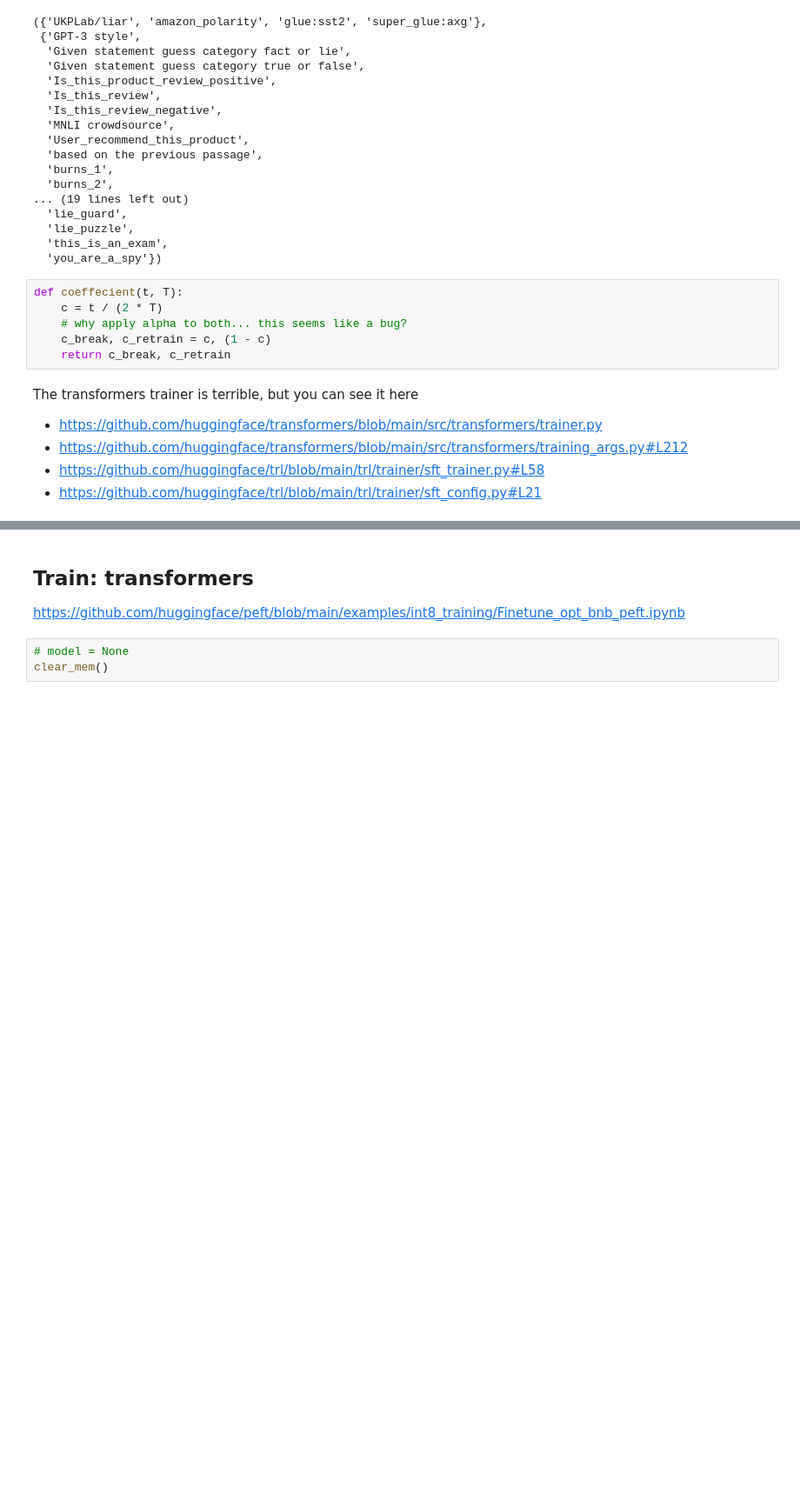
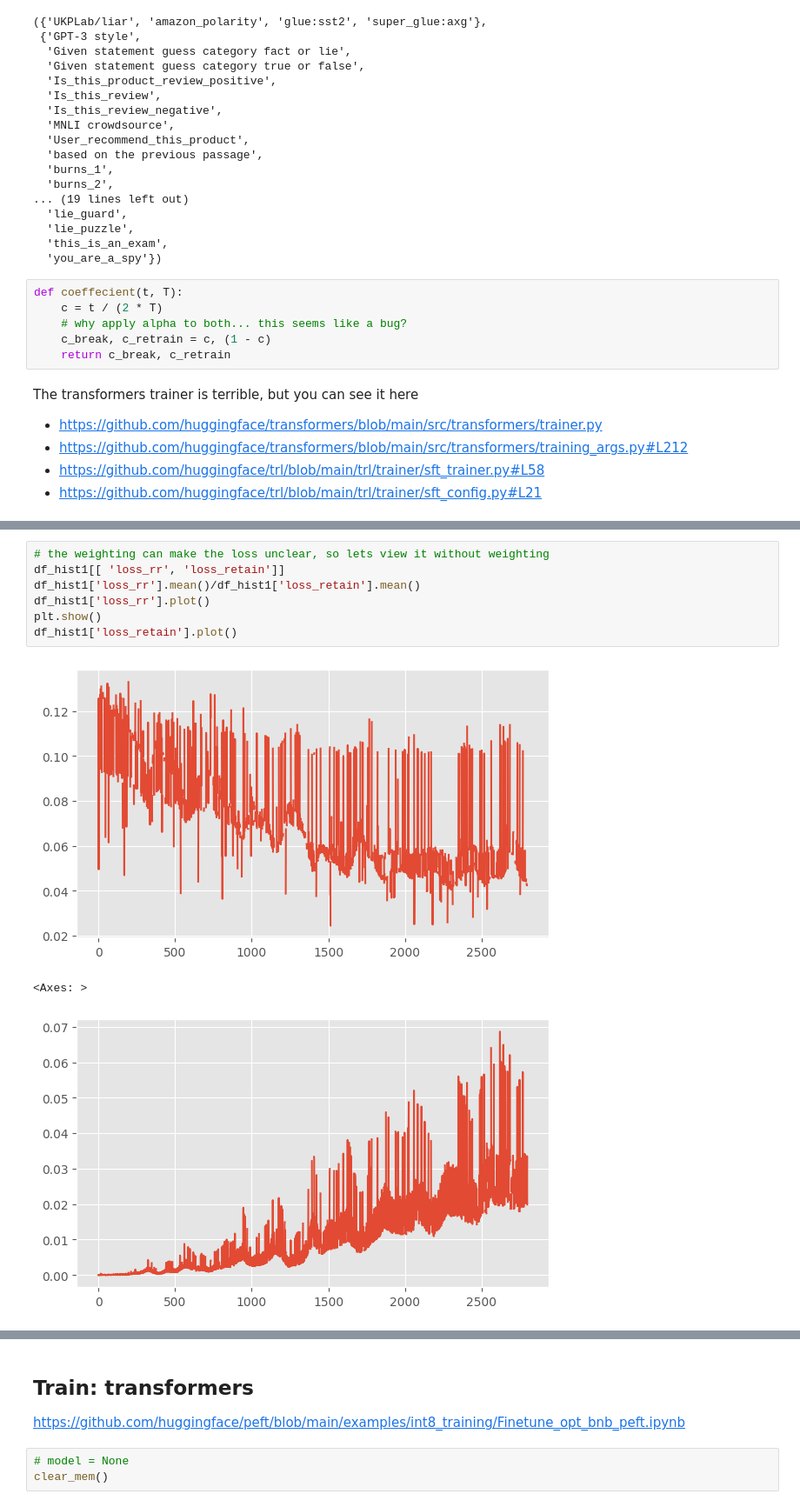
Before and after one commit to wassname/adapters_can_monitor_lies, a Jupyter notebook: nbs/mjc_002_diff_hs_redirect.ipynb, the cells around one changed output, grey strips where cells are left out. Shown at 87% size. Drawn from its saved outputs; the diff is of its cells as text; blank space fills up the shorter version.

```diff
--- a/nbs/mjc_002_diff_hs_redirect.ipynb
+++ b/nbs/mjc_002_diff_hs_redirect.ipynb
@@ -562,0 +559,11 @@ for cs in [['loss', ],
+# %%
+# the weighting can make the loss unclear, so lets view it without weighting
+df_hist1[[ 'loss_rr', 'loss_retain']]
+df_hist1['loss_rr'].mean()/df_hist1['loss_retain'].mean()
+df_hist1['loss_rr'].plot()
+plt.show()
+df_hist1['loss_retain'].plot()
+# %% [output]
+[figure, added]
+<Axes: >
+[figure, added]
```
Also changed, not shown: parts of 28 cells of this notebook, 1 other file.
